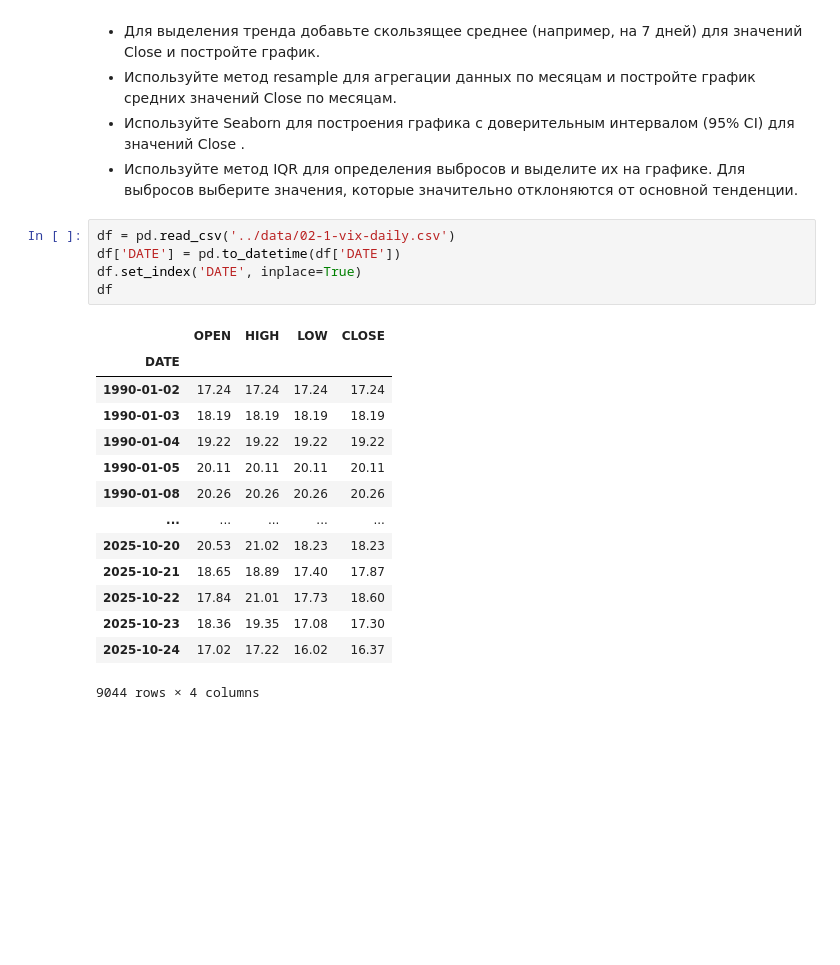
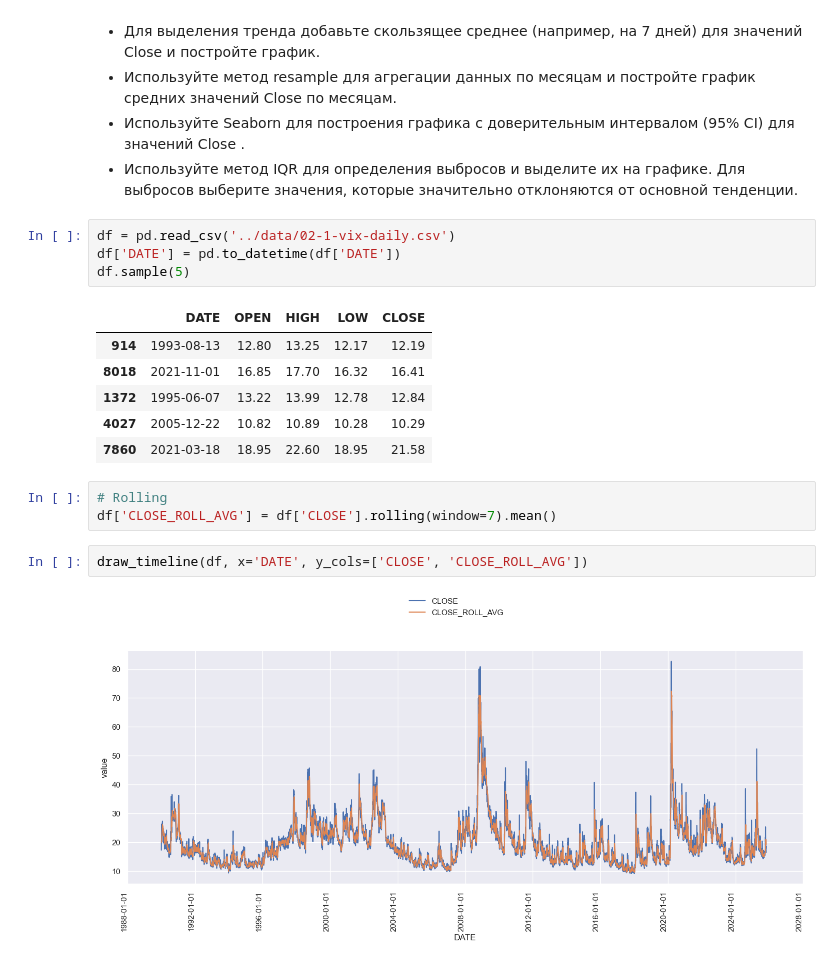
Before and after one commit to skv-analyst/study-timeseries-analysis-forecasting, a Jupyter notebook: notebooks/02-visualization.ipynb, the cells around one changed output. Cells and saved outputs as stored; diff of their text form; blank space fills up the shorter version.

```diff
--- a/notebooks/02-visualization.ipynb
+++ b/notebooks/02-visualization.ipynb
@@ -13,20 +51,18 @@ import pandas as pd
 # %%
 df = pd.read_csv('../data/02-1-vix-daily.csv')
 df['DATE'] = pd.to_datetime(df['DATE'])
-df.set_index('DATE', inplace=True)
-df
+df.sample(5)
 # %% [output]
-|  | OPEN | HIGH | LOW | CLOSE |
-| DATE |  |  |  |  |
-| 1990-01-02 | 17.24 | 17.24 | 17.24 | 17.24 |
-| 1990-01-03 | 18.19 | 18.19 | 18.19 | 18.19 |
-| 1990-01-04 | 19.22 | 19.22 | 19.22 | 19.22 |
-| 1990-01-05 | 20.11 | 20.11 | 20.11 | 20.11 |
-| 1990-01-08 | 20.26 | 20.26 | 20.26 | 20.26 |
-| ... | ... | ... | ... | ... |
-| 2025-10-20 | 20.53 | 21.02 | 18.23 | 18.23 |
-| 2025-10-21 | 18.65 | 18.89 | 17.40 | 17.87 |
-| 2025-10-22 | 17.84 | 21.01 | 17.73 | 18.60 |
-| 2025-10-23 | 18.36 | 19.35 | 17.08 | 17.30 |
-| 2025-10-24 | 17.02 | 17.22 | 16.02 | 16.37 |
+|  | DATE | OPEN | HIGH | LOW | CLOSE |
+| 914 | 1993-08-13 | 12.80 | 13.25 | 12.17 | 12.19 |
+| 8018 | 2021-11-01 | 16.85 | 17.70 | 16.32 | 16.41 |
+| 1372 | 1995-06-07 | 13.22 | 13.99 | 12.78 | 12.84 |
+| 4027 | 2005-12-22 | 10.82 | 10.89 | 10.28 | 10.29 |
+| 7860 | 2021-03-18 | 18.95 | 22.60 | 18.95 | 21.58 |
-9044 rows × 4 columns
+# %%
+# Rolling
+df['CLOSE_ROLL_AVG'] = df['CLOSE'].rolling(window=7).mean()
+# %%
+draw_timeline(df, x='DATE', y_cols=['CLOSE', 'CLOSE_ROLL_AVG'])
+# %% [output]
+[figure, added]
```
Also changed, not shown: parts of 4 cells of this notebook, 1 other file.
